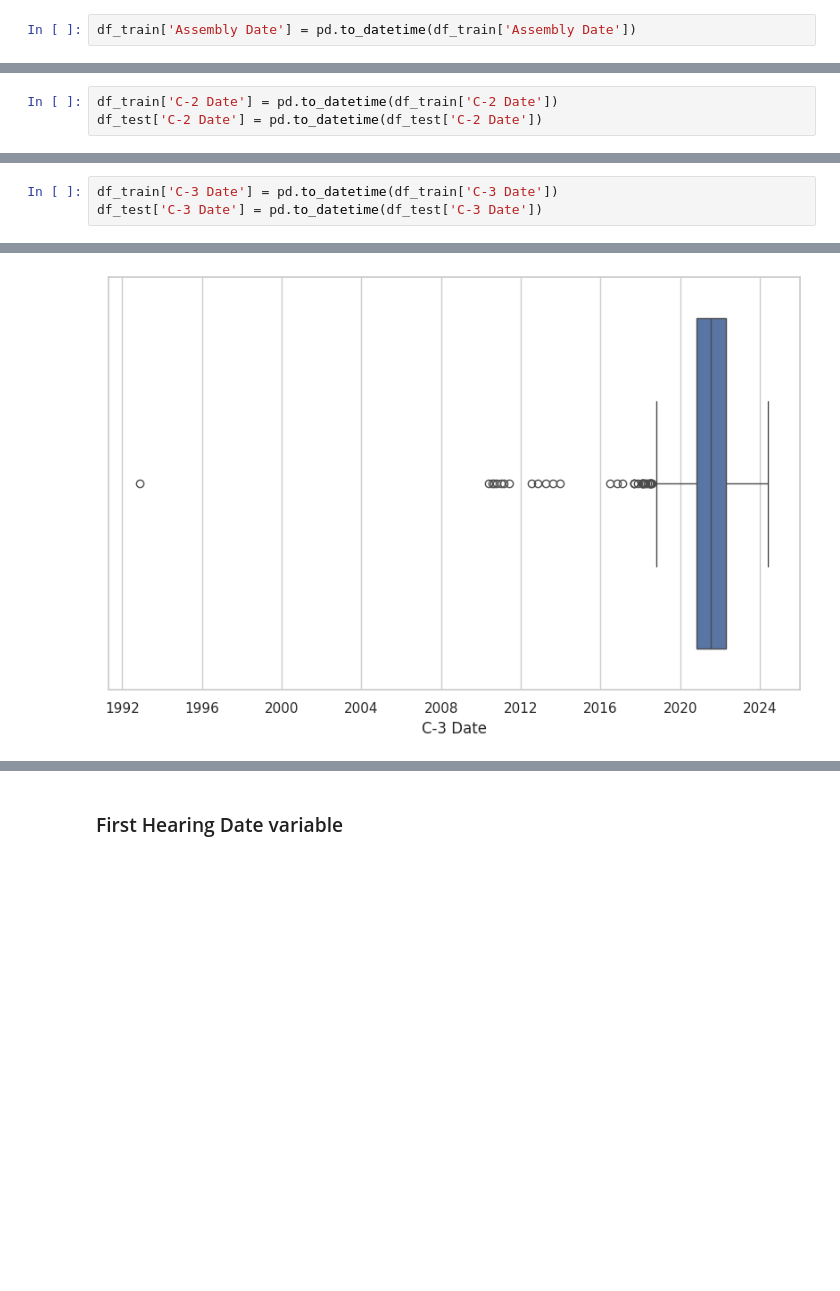
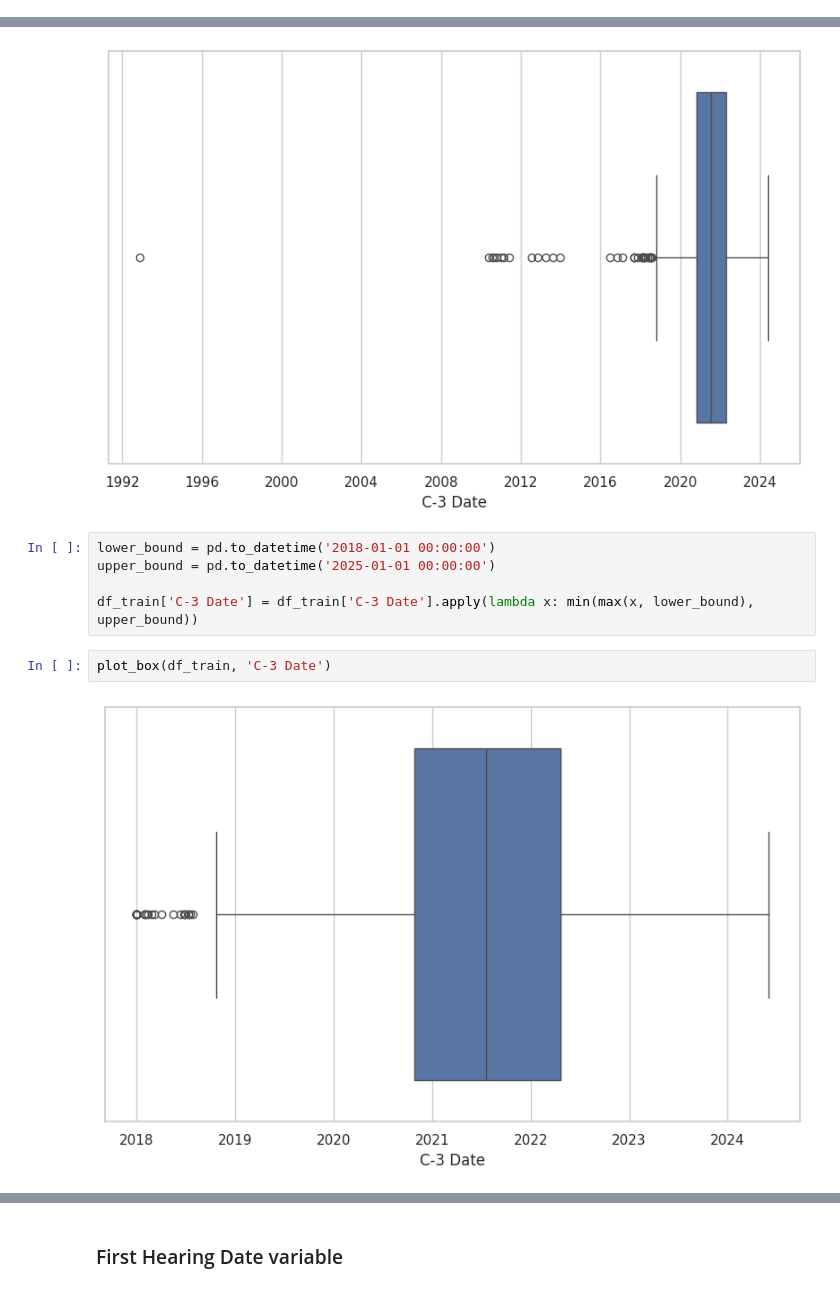
Before and after one commit to berthlou/DSAA_ML_41, a Jupyter notebook: code/exploratory_analysis/exploratory_analysis_preprocessing_final.ipynb, the cells around one changed output, grey strips where cells are left out. Drawn from its saved outputs; the diff is of its cells as text; blank space fills up the shorter version.

```diff
--- a/code/exploratory_analysis/exploratory_analysis_preprocessing_final.ipynb
+++ b/code/exploratory_analysis/exploratory_analysis_preprocessing_final.ipynb
@@ -341,5 +349,3 @@ First, we need to ensure that this variable is in the correct date format.
-# %%
-df_train['Assembly Date'] = pd.to_datetime(df_train['Assembly Date'])
 # %% [markdown]
 Let's examine the key statistics for this variable:
 # %%
@@ -377,6 +386,3 @@ First, we need to ensure that this variable is in the correct date format.
-# %%
-df_train['C-2 Date'] = pd.to_datetime(df_train['C-2 Date'])
-df_test['C-2 Date'] = pd.to_datetime(df_test['C-2 Date'])
 # %% [markdown]
 Let's examine the key statistics for this variable:
 # %%
@@ -412,6 +421,3 @@ First, we need to ensure that this variable is in the correct date format.
-# %%
-df_train['C-3 Date'] = pd.to_datetime(df_train['C-3 Date'])
-df_test['C-3 Date'] = pd.to_datetime(df_test['C-3 Date'])
 # %% [markdown]
 Let's examine the key statistics for this variable:
 # %%
@@ -442,3 +448,12 @@ plot_hist(df_train, 'C-3 Date')
 plot_box(df_train, 'C-3 Date')
 # %% [output]
 [figure]
+# %%
+lower_bound = pd.to_datetime('2018-01-01 00:00:00')
+upper_bound = pd.to_datetime('2025-01-01 00:00:00')
+
+df_train['C-3 Date'] = df_train['C-3 Date'].apply(lambda x: min(max(x, lower_bound), upper_bound))
+# %%
+plot_box(df_train, 'C-3 Date')
+# %% [output]
+[figure, added]
```
Also changed, not shown: parts of 124 cells of this notebook.
